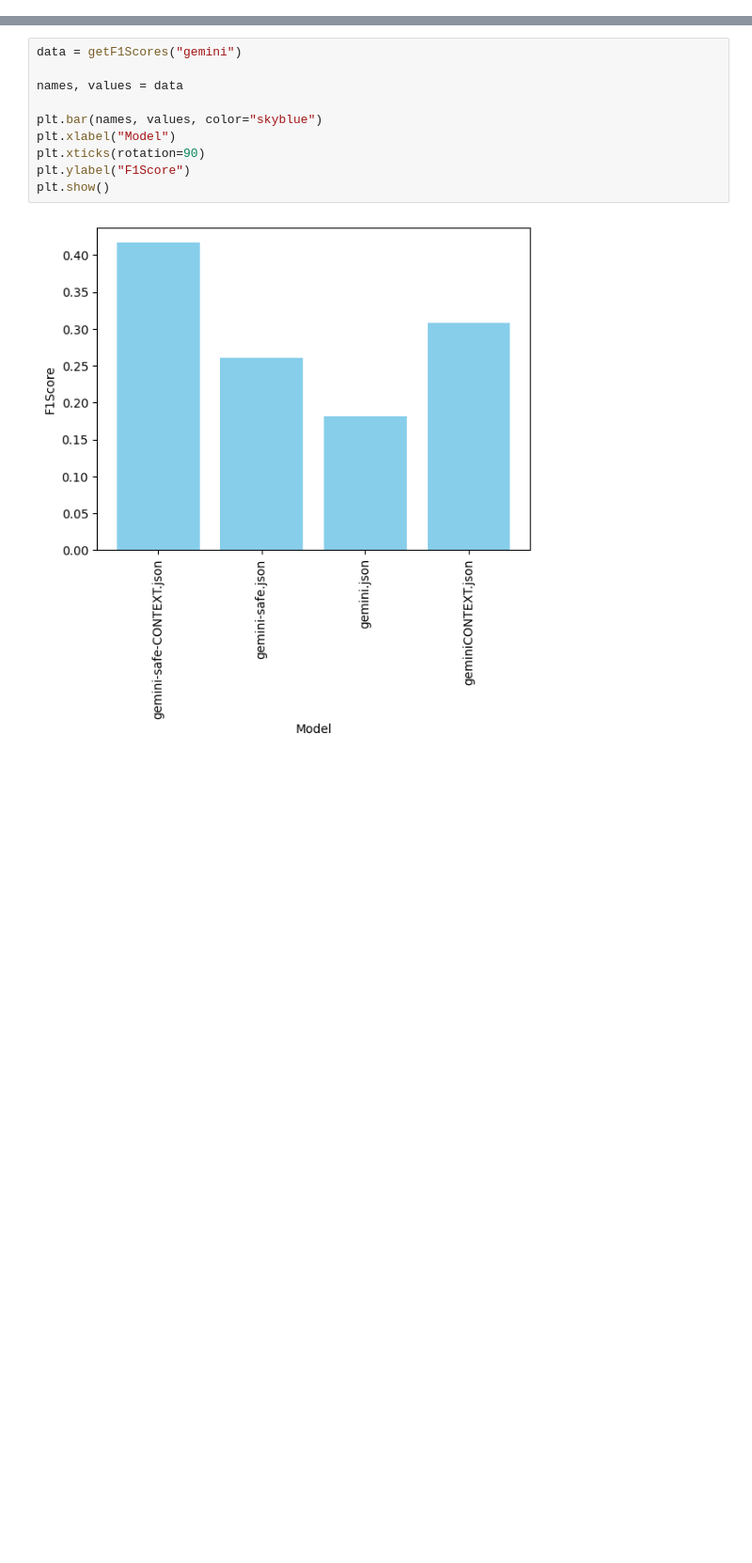
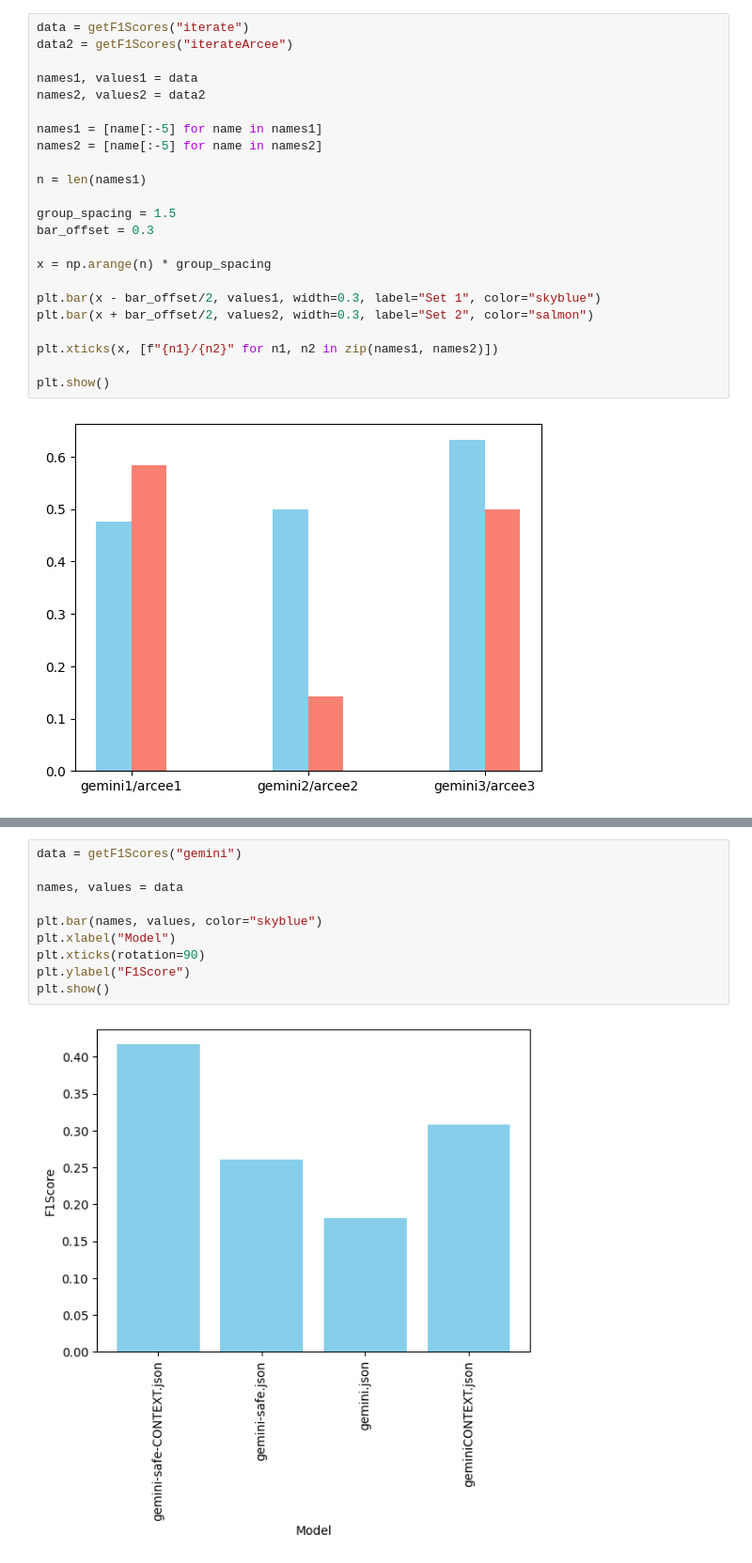
Before and after one commit to b9dn/VulDet, a Jupyter notebook: plots/plot.ipynb, the cells around one changed output, grey strips where cells are left out. Shown at 94% size. Drawn from its saved outputs; the diff is of its cells as text; blank space fills up the shorter version.

```diff
--- a/plots/plot.ipynb
+++ b/plots/plot.ipynb
@@ -48,0 +84,25 @@ def getF1Scores (folder_name):
+# %%
+data = getF1Scores("iterate")
+data2 = getF1Scores("iterateArcee")
+
+names1, values1 = data
+names2, values2 = data2
+
+names1 = [name[:-5] for name in names1]
+names2 = [name[:-5] for name in names2]
+
+n = len(names1)
+
+group_spacing = 1.5
+bar_offset = 0.3
+
+x = np.arange(n) * group_spacing
+
+plt.bar(x - bar_offset/2, values1, width=0.3, label="Set 1", color="skyblue")
+plt.bar(x + bar_offset/2, values2, width=0.3, label="Set 2", color="salmon")
+
+plt.xticks(x, [f"{n1}/{n2}" for n1, n2 in zip(names1, names2)])
+
+plt.show()
+# %% [output]
+[figure, added]
```
Also changed, not shown: parts of 6 cells of this notebook, 44 other files.
